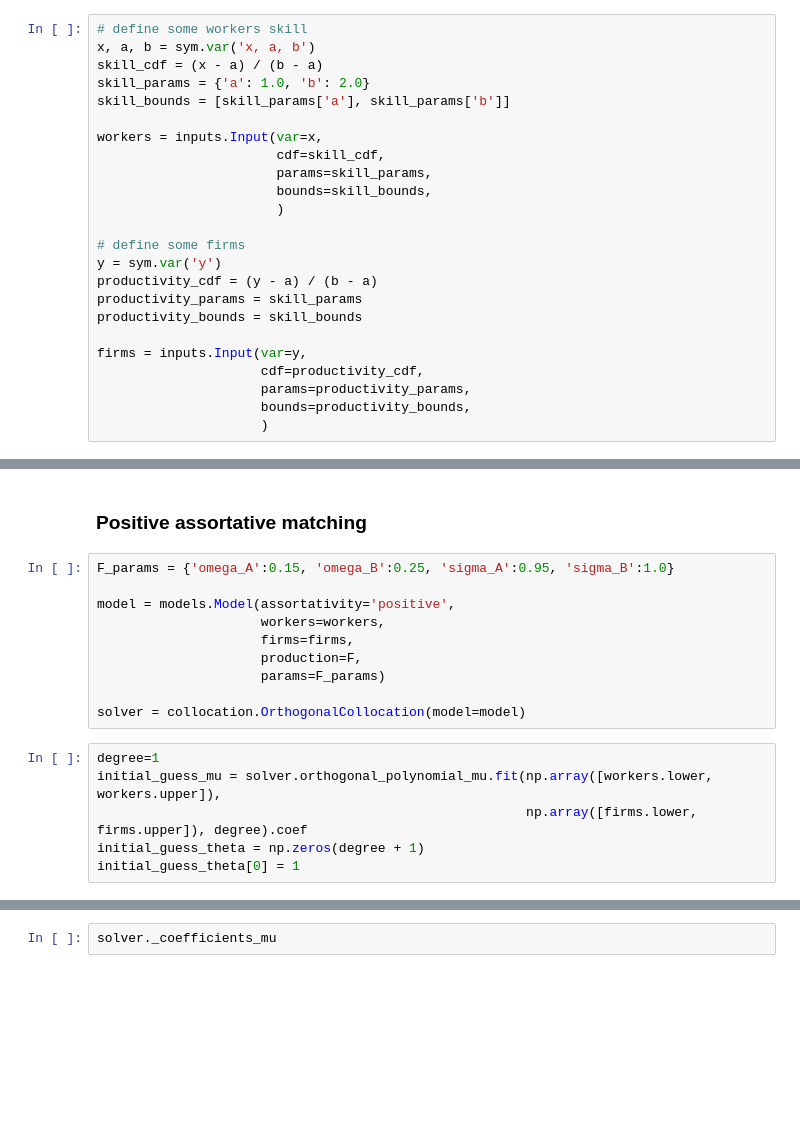
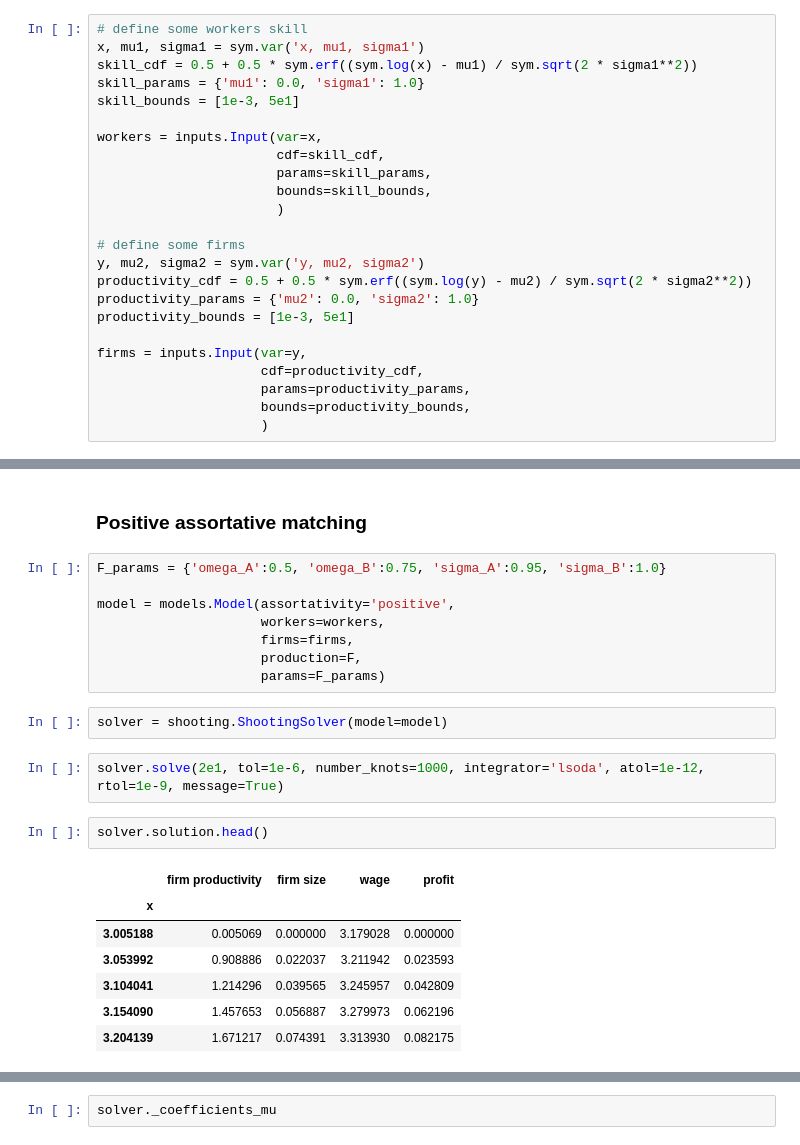
Before and after one commit to davidrpugh/assortative-matching-large-firms, a Jupyter notebook: examples-collocation.ipynb, the cells around one changed output, grey strips where cells are left out. Cells and saved outputs as stored; diff of their text form; blank space fills up the shorter version.

```diff
--- a/examples-collocation.ipynb
+++ b/examples-collocation.ipynb
@@ -18,10 +19,10 @@ import collocation
 ## Worker skill and firm productivity are $\sim U[a, b]$...
 # %%
 # define some workers skill
-x, a, b = sym.var('x, a, b')
-skill_cdf = (x - a) / (b - a)
-skill_params = {'a': 1.0, 'b': 2.0}
-skill_bounds = [skill_params['a'], skill_params['b']]
+x, mu1, sigma1 = sym.var('x, mu1, sigma1')
+skill_cdf = 0.5 + 0.5 * sym.erf((sym.log(x) - mu1) / sym.sqrt(2 * sigma1**2))
+skill_params = {'mu1': 0.0, 'sigma1': 1.0}
+skill_bounds = [1e-3, 5e1]
 
 workers = inputs.Input(var=x,
                        cdf=skill_cdf,
@@ -30,10 +31,10 @@ workers = inputs.Input(var=x,
                        )
 
 # define some firms
-y = sym.var('y')
-productivity_cdf = (y - a) / (b - a)
-productivity_params = skill_params
-productivity_bounds = skill_bounds
+y, mu2, sigma2 = sym.var('y, mu2, sigma2')
+productivity_cdf = 0.5 + 0.5 * sym.erf((sym.log(y) - mu2) / sym.sqrt(2 * sigma2**2))
+productivity_params = {'mu2': 0.0, 'sigma2': 1.0}
+productivity_bounds = [1e-3, 5e1]
 
 firms = inputs.Input(var=y,
                      cdf=productivity_cdf,
@@ -77,18 +78,24 @@ Create an instance of the `models.Model` class and an instance of the `solvers.S
 # %% [markdown]
 ### Positive assortative matching
 # %%
-F_params = {'omega_A':0.15, 'omega_B':0.25, 'sigma_A':0.95, 'sigma_B':1.0}
+F_params = {'omega_A':0.5, 'omega_B':0.75, 'sigma_A':0.95, 'sigma_B':1.0}
 
 model = models.Model(assortativity='positive',
                      workers=workers,
                      firms=firms,
                      production=F,
                      params=F_params)
-
-solver = collocation.OrthogonalCollocation(model=model)
-# %%
-degree=1
-initial_guess_mu = solver.orthogonal_polynomial_mu.fit(np.array([workers.lower, workers.upper]),
-                                                       np.array([firms.lower, firms.upper]), degree).coef
-initial_guess_theta = np.zeros(degree + 1)
-initial_guess_theta[0] = 1
+# %%
+solver = shooting.ShootingSolver(model=model)
+# %%
+solver.solve(2e1, tol=1e-6, number_knots=1000, integrator='lsoda', atol=1e-12, rtol=1e-9, message=True)
+# %%
+solver.solution.head()
+# %% [output]
+|  | firm productivity | firm size | wage | profit |
+| x |  |  |  |  |
+| 3.005188 | 0.005069 | 0.000000 | 3.179028 | 0.000000 |
+| 3.053992 | 0.908886 | 0.022037 | 3.211942 | 0.023593 |
+| 3.104041 | 1.214296 | 0.039565 | 3.245957 | 0.042809 |
+| 3.154090 | 1.457653 | 0.056887 | 3.279973 | 0.062196 |
+| 3.204139 | 1.671217 | 0.074391 | 3.313930 | 0.082175 |
```
Also changed, not shown: parts of 6 cells of this notebook, 1 other file.
